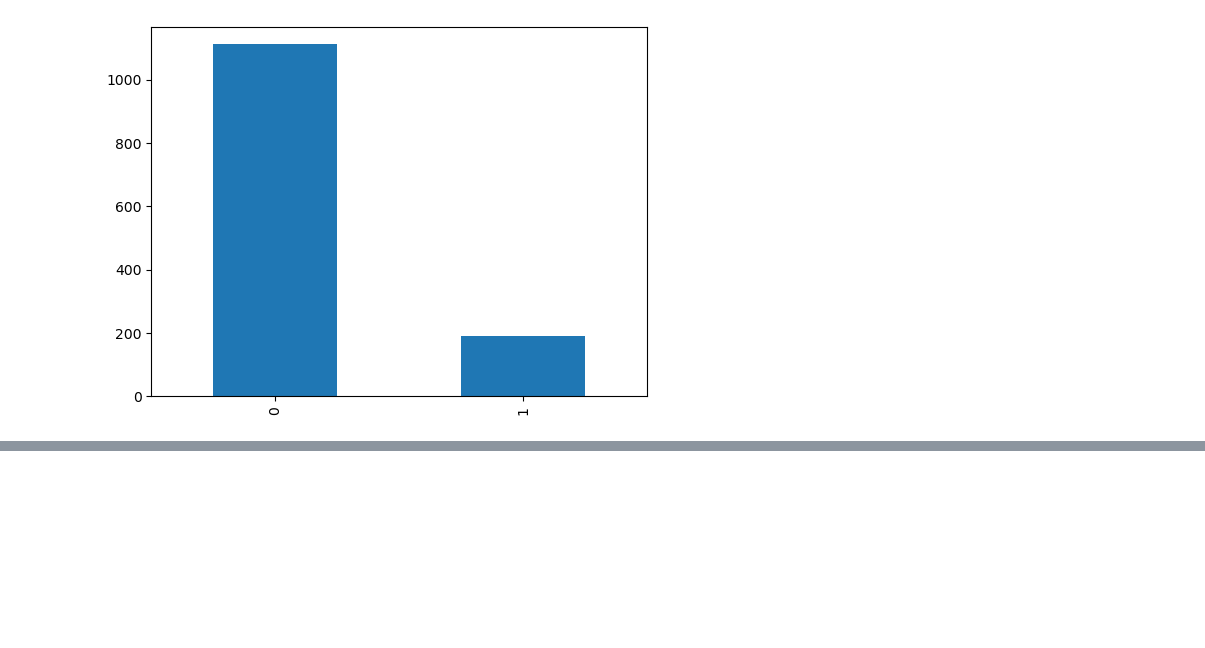
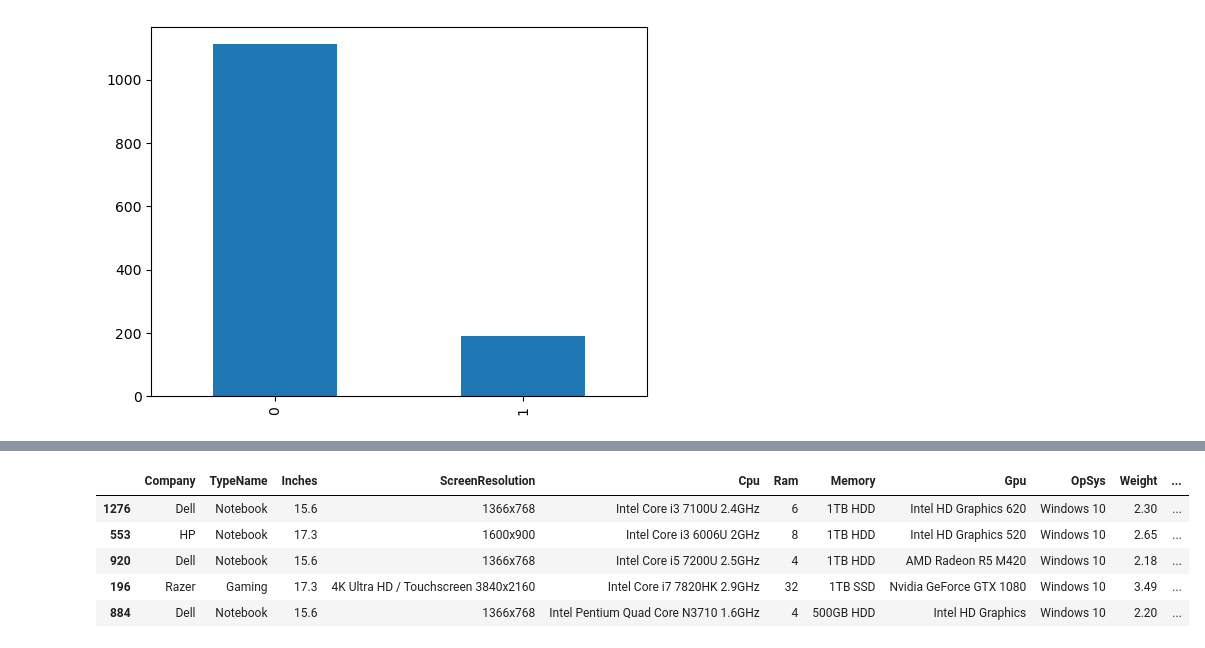
Before and after one commit to SemetheBokang/laptop_price_predictor_proj, a Jupyter notebook: laptopPredictor.ipynb, the cells around one changed output, grey strips where cells are left out. Cells and saved outputs as stored; diff of their text form; code cells hidden in the pictures; blank space fills up the shorter version.

```diff
--- a/laptopPredictor.ipynb
+++ b/laptopPredictor.ipynb
@@ -234,0 +262,5 @@ df["TouchScreen"].value_counts().plot(kind = 'bar')
+# %%
+new = df["ScreenResolution"].str.split("x" ,n= 1,expand = True)
+# %%
+df["X_res"] =new[0]
+df["Y_res"] = new[1]
@@ -234,0 +276,9 @@ df["TouchScreen"].value_counts().plot(kind = 'bar')
+# %%
+df.sample(5)
+# %% [output]
+|  | Company | TypeName | Inches | ScreenResolution | Cpu | Ram | Memory | Gpu | OpSys | Weight | ... |
+| 1276 | Dell | Notebook | 15.6 | 1366x768 | Intel Core i3 7100U 2.4GHz | 6 | 1TB HDD | Intel HD Graphics 620 | Windows 10 | 2.30 | ... |
+| 553 | HP | Notebook | 17.3 | 1600x900 | Intel Core i3 6006U 2GHz | 8 | 1TB HDD | Intel HD Graphics 520 | Windows 10 | 2.65 | ... |
+| 920 | Dell | Notebook | 15.6 | 1366x768 | Intel Core i5 7200U 2.5GHz | 4 | 1TB HDD | AMD Radeon R5 M420 | Windows 10 | 2.18 | ... |
+| 196 | Razer | Gaming | 17.3 | 4K Ultra HD / Touchscreen 3840x2160 | Intel Core i7 7820HK 2.9GHz | 32 | 1TB SSD | Nvidia GeForce GTX 1080 | Windows 10 | 3.49 | ... |
+| 884 | Dell | Notebook | 15.6 | 1366x768 | Intel Pentium Quad Core N3710 1.6GHz | 4 | 500GB HDD | Intel HD Graphics | Windows 10 | 2.20 | ... |
```
Also changed, not shown: parts of 8 cells of this notebook.
